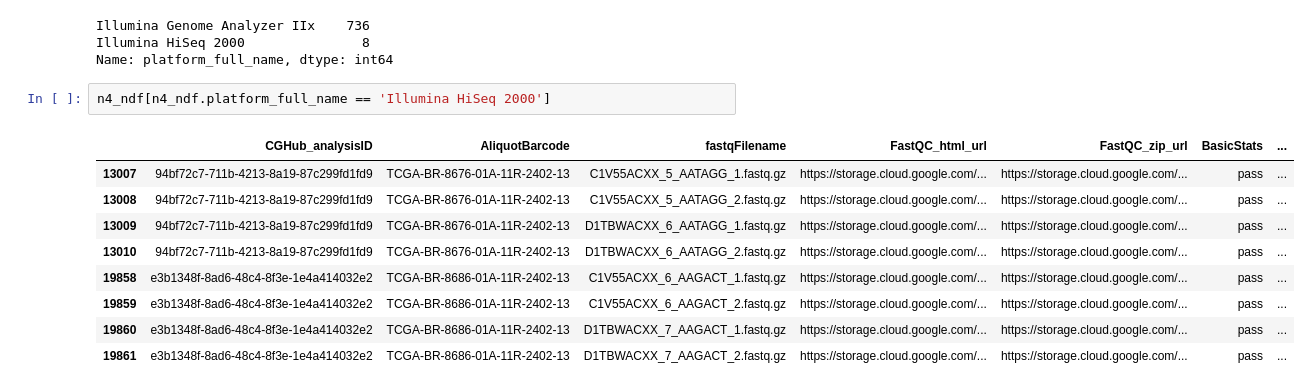
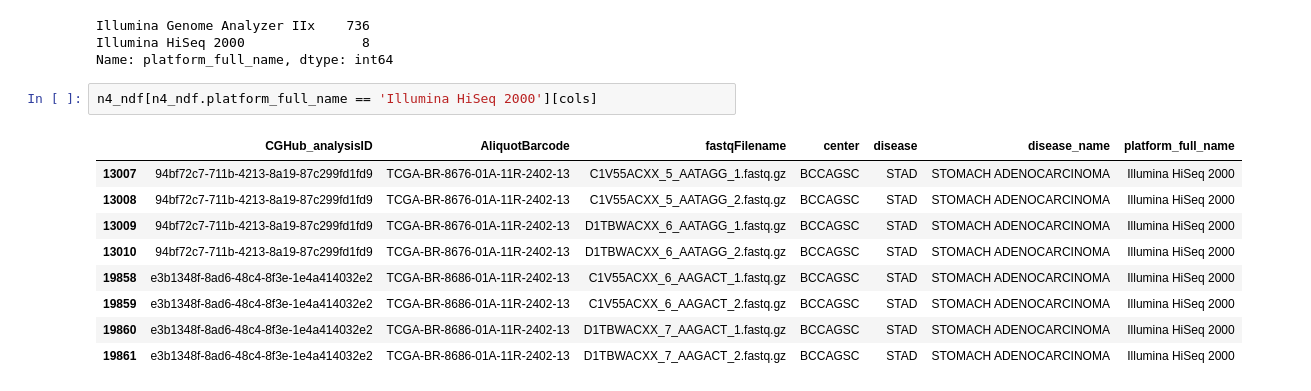
Before and after one commit to bcgsc/tasrkleat-TCGA-analysis-scripts, a Jupyter notebook: notebooks/TCGA-RNA-Seq-FASTA-read-length-analysis.ipynb, the cells around one changed output. Cells and saved outputs as stored; diff of their text form.

```diff
--- a/notebooks/TCGA-RNA-Seq-FASTA-read-length-analysis.ipynb
+++ b/notebooks/TCGA-RNA-Seq-FASTA-read-length-analysis.ipynb
@@ -193,14 +193,14 @@ Illumina Genome Analyzer IIx    736
 Illumina HiSeq 2000               8
 Name: platform_full_name, dtype: int64
 # %%
-n4_ndf[n4_ndf.platform_full_name == 'Illumina HiSeq 2000']
+n4_ndf[n4_ndf.platform_full_name == 'Illumina HiSeq 2000'][cols]
 # %% [output]
-|  | CGHub_analysisID | AliquotBarcode | fastqFilename | FastQC_html_url | FastQC_zip_url | BasicStats | ... |
-| 13007 | 94bf72c7-711b-4213-8a19-87c299fd1fd9 | TCGA-BR-8676-01A-11R-2402-13 | C1V55ACXX_5_AATAGG_1.fastq.gz | https://storage.cloud.google.com/... | https://storage.cloud.google.com/... | pass | ... |
-| 13008 | 94bf72c7-711b-4213-8a19-87c299fd1fd9 | TCGA-BR-8676-01A-11R-2402-13 | C1V55ACXX_5_AATAGG_2.fastq.gz | https://storage.cloud.google.com/... | https://storage.cloud.google.com/... | pass | ... |
-| 13009 | 94bf72c7-711b-4213-8a19-87c299fd1fd9 | TCGA-BR-8676-01A-11R-2402-13 | D1TBWACXX_6_AATAGG_1.fastq.gz | https://storage.cloud.google.com/... | https://storage.cloud.google.com/... | pass | ... |
-| 13010 | 94bf72c7-711b-4213-8a19-87c299fd1fd9 | TCGA-BR-8676-01A-11R-2402-13 | D1TBWACXX_6_AATAGG_2.fastq.gz | https://storage.cloud.google.com/... | https://storage.cloud.google.com/... | pass | ... |
-| 19858 | e3b1348f-8ad6-48c4-8f3e-1e4a414032e2 | TCGA-BR-8686-01A-11R-2402-13 | C1V55ACXX_6_AAGACT_1.fastq.gz | https://storage.cloud.google.com/... | https://storage.cloud.google.com/... | pass | ... |
-| 19859 | e3b1348f-8ad6-48c4-8f3e-1e4a414032e2 | TCGA-BR-8686-01A-11R-2402-13 | C1V55ACXX_6_AAGACT_2.fastq.gz | https://storage.cloud.google.com/... | https://storage.cloud.google.com/... | pass | ... |
-| 19860 | e3b1348f-8ad6-48c4-8f3e-1e4a414032e2 | TCGA-BR-8686-01A-11R-2402-13 | D1TBWACXX_7_AAGACT_1.fastq.gz | https://storage.cloud.google.com/... | https://storage.cloud.google.com/... | pass | ... |
-| 19861 | e3b1348f-8ad6-48c4-8f3e-1e4a414032e2 | TCGA-BR-8686-01A-11R-2402-13 | D1TBWACXX_7_AAGACT_2.fastq.gz | https://storage.cloud.google.com/... | https://storage.cloud.google.com/... | pass | ... |
+|  | CGHub_analysisID | AliquotBarcode | fastqFilename | center | disease | disease_name | platform_full_name |
+| 13007 | 94bf72c7-711b-4213-8a19-87c299fd1fd9 | TCGA-BR-8676-01A-11R-2402-13 | C1V55ACXX_5_AATAGG_1.fastq.gz | BCCAGSC | STAD | STOMACH ADENOCARCINOMA | Illumina HiSeq 2000 |
+| 13008 | 94bf72c7-711b-4213-8a19-87c299fd1fd9 | TCGA-BR-8676-01A-11R-2402-13 | C1V55ACXX_5_AATAGG_2.fastq.gz | BCCAGSC | STAD | STOMACH ADENOCARCINOMA | Illumina HiSeq 2000 |
+| 13009 | 94bf72c7-711b-4213-8a19-87c299fd1fd9 | TCGA-BR-8676-01A-11R-2402-13 | D1TBWACXX_6_AATAGG_1.fastq.gz | BCCAGSC | STAD | STOMACH ADENOCARCINOMA | Illumina HiSeq 2000 |
+| 13010 | 94bf72c7-711b-4213-8a19-87c299fd1fd9 | TCGA-BR-8676-01A-11R-2402-13 | D1TBWACXX_6_AATAGG_2.fastq.gz | BCCAGSC | STAD | STOMACH ADENOCARCINOMA | Illumina HiSeq 2000 |
+| 19858 | e3b1348f-8ad6-48c4-8f3e-1e4a414032e2 | TCGA-BR-8686-01A-11R-2402-13 | C1V55ACXX_6_AAGACT_1.fastq.gz | BCCAGSC | STAD | STOMACH ADENOCARCINOMA | Illumina HiSeq 2000 |
+| 19859 | e3b1348f-8ad6-48c4-8f3e-1e4a414032e2 | TCGA-BR-8686-01A-11R-2402-13 | C1V55ACXX_6_AAGACT_2.fastq.gz | BCCAGSC | STAD | STOMACH ADENOCARCINOMA | Illumina HiSeq 2000 |
+| 19860 | e3b1348f-8ad6-48c4-8f3e-1e4a414032e2 | TCGA-BR-8686-01A-11R-2402-13 | D1TBWACXX_7_AAGACT_1.fastq.gz | BCCAGSC | STAD | STOMACH ADENOCARCINOMA | Illumina HiSeq 2000 |
+| 19861 | e3b1348f-8ad6-48c4-8f3e-1e4a414032e2 | TCGA-BR-8686-01A-11R-2402-13 | D1TBWACXX_7_AAGACT_2.fastq.gz | BCCAGSC | STAD | STOMACH ADENOCARCINOMA | Illumina HiSeq 2000 |
```
